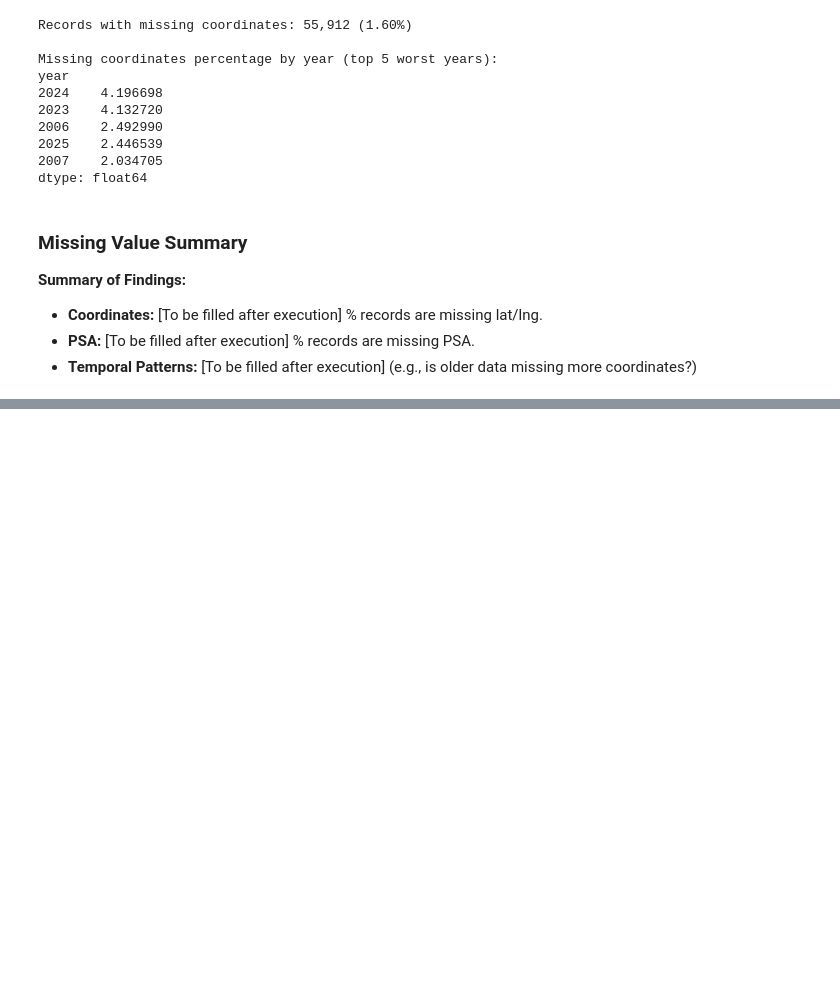
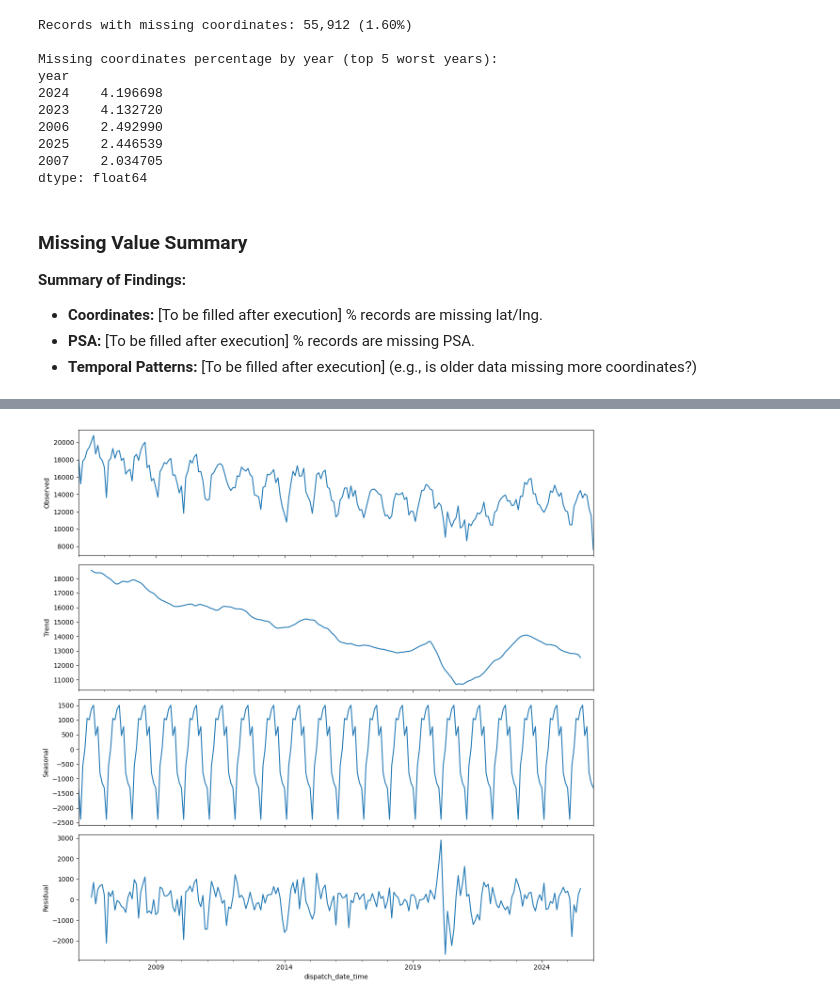
Before and after one commit to dustinober1/Philadelphia-Crime-Incidents-Analysis, a Jupyter notebook: notebooks/01_data_loading_validation.ipynb, the cells around one changed output, grey strips where cells are left out. Cells and saved outputs as stored; diff of their text form; code cells hidden in the pictures; blank space fills up the shorter version.

```diff
--- a/notebooks/01_data_loading_validation.ipynb
+++ b/notebooks/01_data_loading_validation.ipynb
@@ -185,0 +256,28 @@ dtype: float64
+# %%
+# Seasonality Check (STL Decomposition)
+from statsmodels.tsa.seasonal import seasonal_decompose
+
+# Use full history for seasonality, ensure no missing months (fill with 0)
+monthly_counts_full = monthly_counts.asfreq('ME').fillna(0)
+
+# We expect annual seasonality (period=12)
+# Using additive model as a starting point
+try:
+    result = seasonal_decompose(monthly_counts_full, model='additive', period=12)
+
+    # Plotting manually to ensure it looks good with our config
+    fig, (ax1, ax2, ax3, ax4) = plt.subplots(4, 1, figsize=(12, 12), sharex=True)
+    result.observed.plot(ax=ax1)
+    ax1.set_ylabel('Observed')
+    result.trend.plot(ax=ax2)
+    ax2.set_ylabel('Trend')
+    result.seasonal.plot(ax=ax3)
+    ax3.set_ylabel('Seasonal')
+    result.resid.plot(ax=ax4)
+    ax4.set_ylabel('Residual')
+    plt.tight_layout()
+    plt.show()
+except Exception as e:
+    print(f"STL Decomposition failed: {e}")
+# %% [output]
+[figure, added]
```
Also changed, not shown: parts of 3 cells of this notebook.
